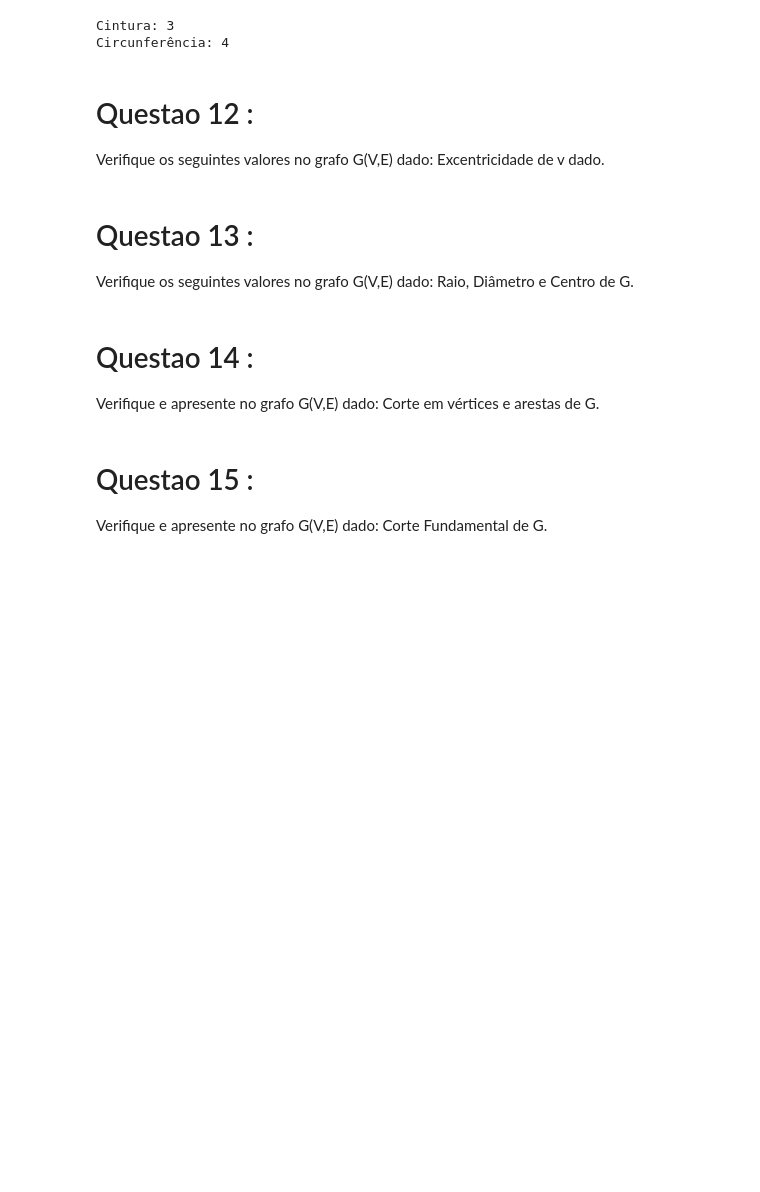
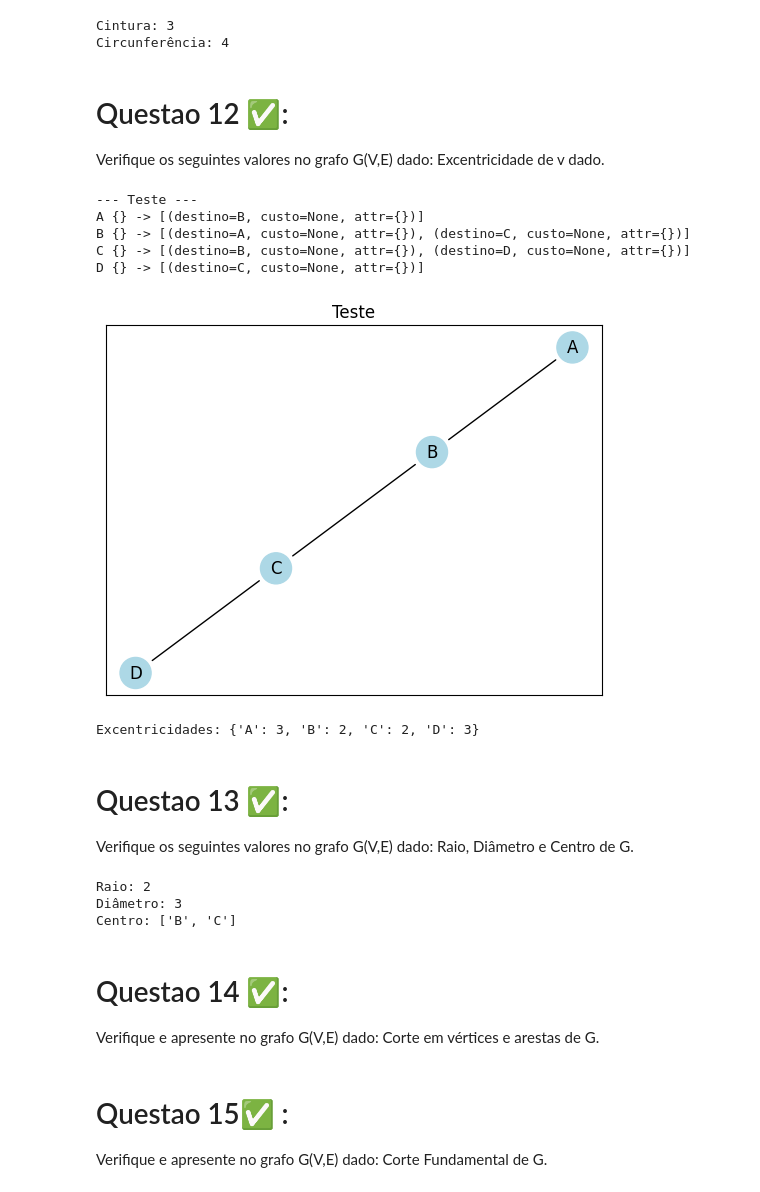
Before and after one commit to kaynanxd/Teoria-Grafos, a Jupyter notebook: ListaGrafosAc1.ipynb, the cells around one changed output. Drawn from its saved outputs; the diff is of its cells as text; code cells hidden in the pictures; blank space fills up the shorter version.

```diff
--- a/ListaGrafosAc1.ipynb
+++ b/ListaGrafosAc1.ipynb
@@ -884,5 +946,5 @@ D {} -> [(destino=C, custo=None, attr={}), (destino=A, custo=None, attr={})]
 Cintura: 3
 Circunferência: 4
 # %% [markdown]
-# Questao 12 :
+# Questao 12 ✅:
 Verifique os seguintes valores no grafo G(V,E) dado: Excentricidade de v dado.
@@ -889,3 +982,27 @@ Verifique os seguintes valores no grafo G(V,E) dado: Excentricidade de v dado.
+# %%
+g = MultiGrafo("Teste", direcionado=False)
+
+g.adicionar_vertice("A")
+g.adicionar_vertice("B")
+g.adicionar_vertice("C")
+g.adicionar_vertice("D")
+
+g.adicionar_aresta("A", "B")
+g.adicionar_aresta("B", "C")
+g.adicionar_aresta("C", "D")
+
+g.mostrar()
+g.visualizar()
+
+print("Excentricidades:", g.excentricidade())
+# %% [output]
+--- Teste ---
+A {} -> [(destino=B, custo=None, attr={})]
+B {} -> [(destino=A, custo=None, attr={}), (destino=C, custo=None, attr={})]
+C {} -> [(destino=B, custo=None, attr={}), (destino=D, custo=None, attr={})]
+D {} -> [(destino=C, custo=None, attr={})]
+[figure, added]
+Excentricidades: {'A': 3, 'B': 2, 'C': 2, 'D': 3}
 # %% [markdown]
-# Questao 13 :
+# Questao 13 ✅:
 Verifique os seguintes valores no grafo G(V,E) dado: Raio, Diâmetro e Centro de G.
@@ -892,7 +1032,24 @@ Verifique os seguintes valores no grafo G(V,E) dado: Raio, Diâmetro e Centro de
+# %%
+g = MultiGrafo("Teste G(V,E)", direcionado=False)
+for v in ["A", "B", "C", "D"]: g.adicionar_vertice(v)
+
+g.adicionar_aresta("A", "B")
+g.adicionar_aresta("B", "C")
+g.adicionar_aresta("C", "D")
+
+res = g.metricas_grafo()
+
+print(f"Raio: {res['Raio']}")
+print(f"Diâmetro: {res['Diametro']}")
+print(f"Centro: {res['Centro']}")
+# %% [output]
+Raio: 2
+Diâmetro: 3
+Centro: ['B', 'C']
 # %% [markdown]
-# Questao 14 :
+# Questao 14 ✅:
 Verifique e apresente no grafo G(V,E) dado: Corte em vértices e arestas de G.
 # %% [markdown]
-# Questao 15 :
+# Questao 15✅ :
 Verifique e apresente no grafo G(V,E) dado: Corte Fundamental de G.
 # %% [markdown]
```
Also changed, not shown: parts of 29 cells of this notebook.
